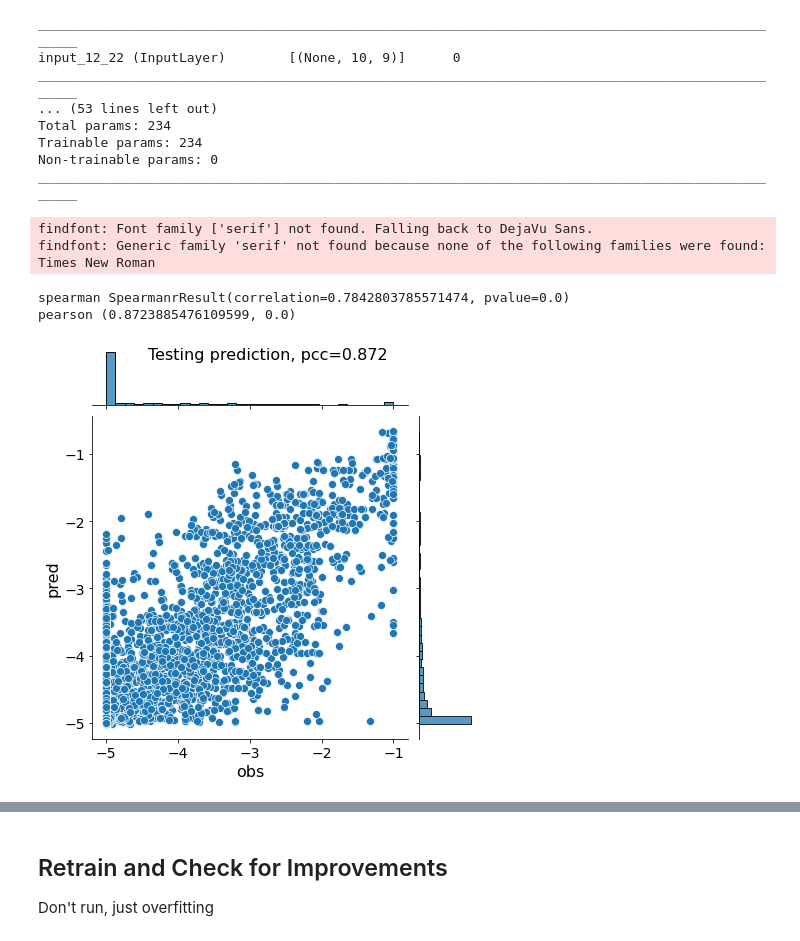
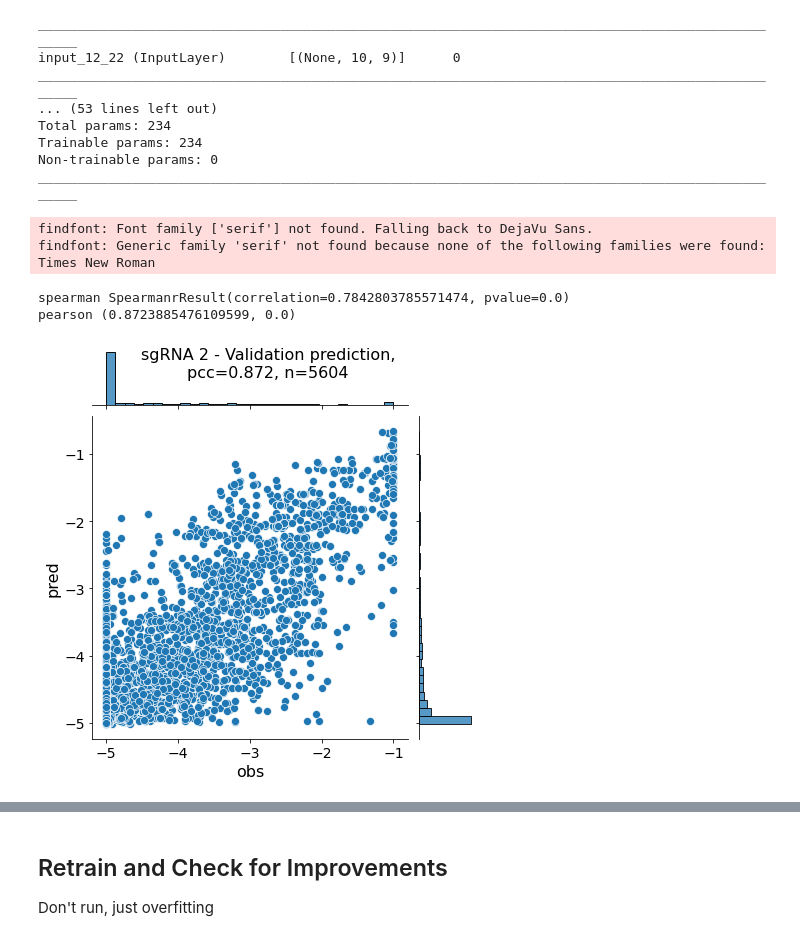
Before and after one commit to zj-zhang/Elektrum, a Jupyter notebook: notebooks/03-KINN-AMBERsearch.ipynb, the cells around one changed output, grey strips where cells are left out. Saved outputs shown, nothing was run; the diff lists cells and outputs as text; code cells hidden in the pictures.

```diff
--- a/notebooks/03-KINN-AMBERsearch.ipynb
+++ b/notebooks/03-KINN-AMBERsearch.ipynb
@@ -101,20 +101,20 @@ ________________________________________________________________________________
 # %%
 x_train_b = mb.blockify_seq_ohe(x_train)
 x_test_b = mb.blockify_seq_ohe(x_test)
 
 y_hat = model.predict(x_test_b).flatten()
 test_pcc_old = ss.pearsonr(y_hat, y_test)[0]
 
 h = sns.jointplot(y_test, y_hat)
 h.set_axis_labels("obs", "pred", fontsize=16)
 print("spearman", ss.spearmanr(y_hat, y_test))
 p_old = ss.pearsonr(y_hat, y_test)
 print("pearson", p_old)
-h.fig.suptitle("Testing prediction, pcc=%.3f"%test_pcc_old, fontsize=16)
+h.fig.suptitle("sgRNA 2 - Validation prediction,\npcc=%.3f, n=%i"%(test_pcc_old, len(y_hat)), fontsize=16)
 plt.show()
 # %% [output]
 findfont: Font family ['serif'] not found. Falling back to DejaVu Sans.
 findfont: Generic family 'serif' not found because none of the following families were found: Times New Roman
 spearman SpearmanrResult(correlation=0.7842803785571474, pvalue=0.0)
 pearson (0.8723885476109599, 0.0)
-[figure, old version]
+[figure, new version]
```
Also changed, not shown: parts of 4 cells of this notebook, 1 other file.
